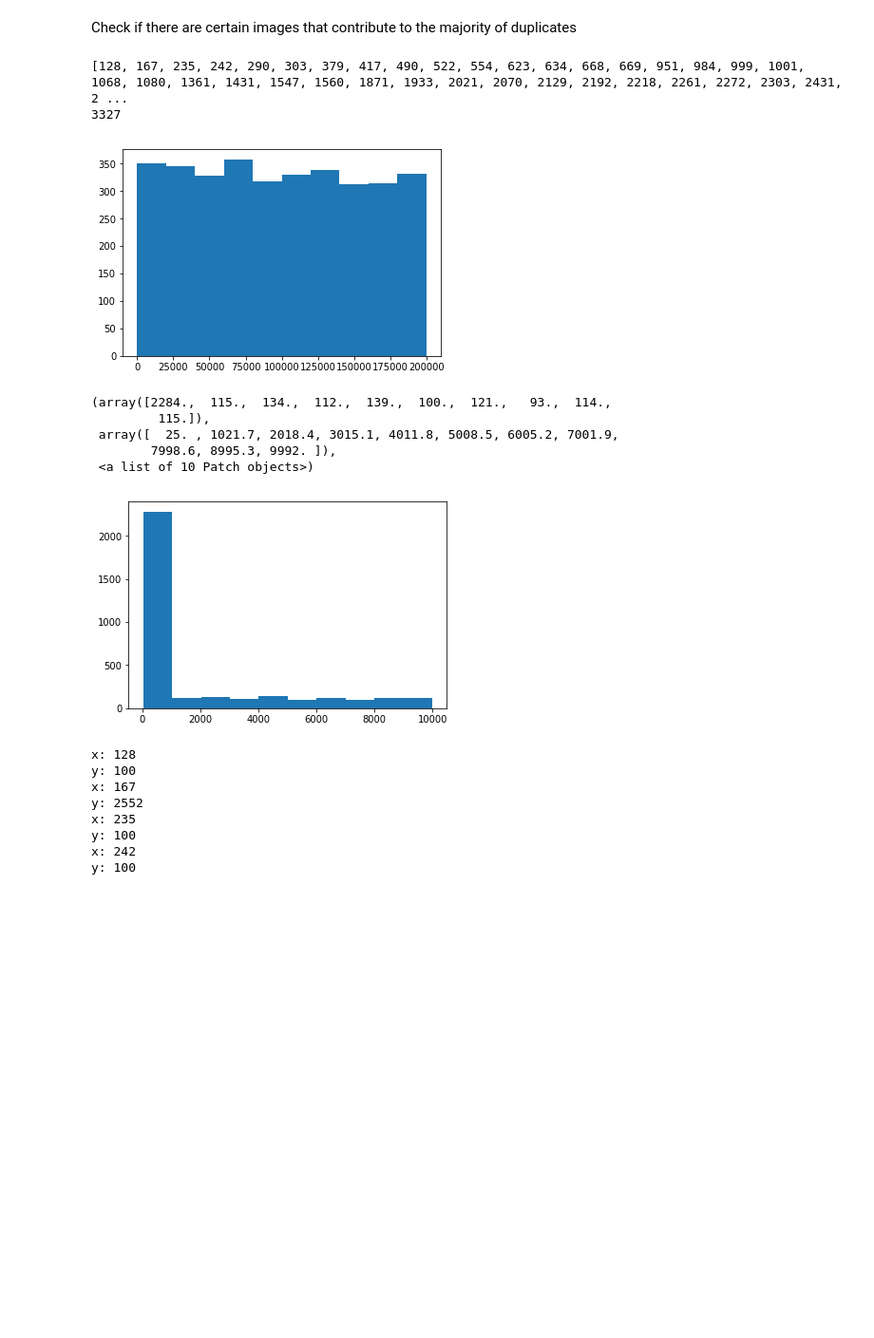
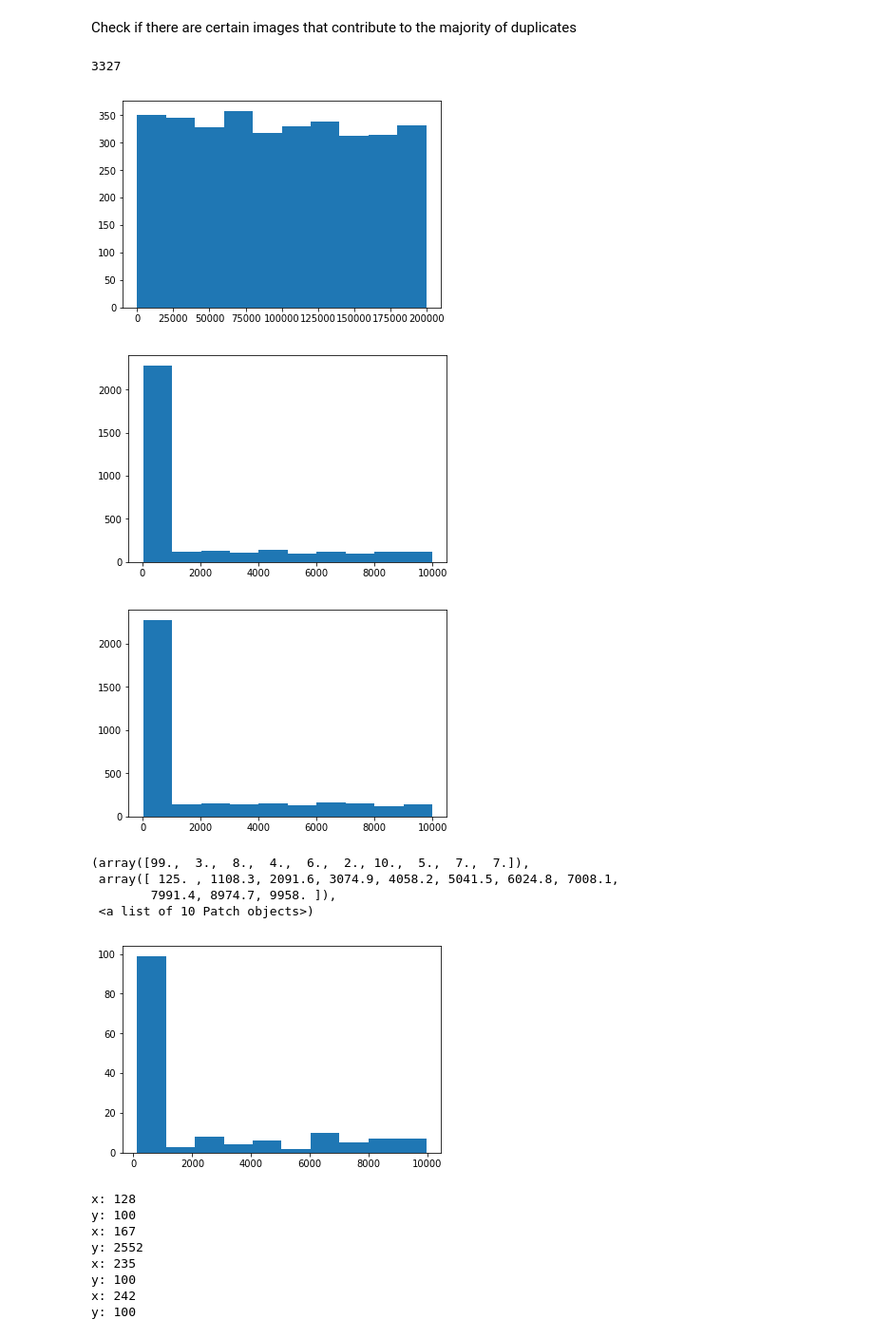
Before and after one commit to hjerpe/udacity-deep-learning, a Jupyter notebook: 1_notmnist.ipynb, the cells around one changed output. Shown: that part at 95% size. Drawn from its saved outputs; the diff is of its cells as text; code cells hidden in the pictures; blank space fills up the shorter version.

Commit message:
done sanitizing, rerun duplicates methods to check for also second and third duplicates

```diff
--- a/1_notmnist.ipynb
+++ b/1_notmnist.ipynb
@@ -452,7 +452,7 @@ def maybe_picke_train_test_overlaps():
         overlaps = pickle.load(open(pickle_file, 'rb'))
     else:
         overlaps = overlaps_between_sets(train_dataset, train_labels, test_dataset, test_labels)
-        pickle_object(pickle_file, overlaps'duplicates')
+        pickle_object(pickle_file, overlaps['duplicates'])
     return overlaps
 
 def maybe_picke_valid_test_overlaps():
@@ -484,21 +485,26 @@ print(dict_overlap_between_sets['valid_and_test'])
 Check if there are certain images that contribute to the majority of duplicates
 # %%
 indices_overlap_train_against_valid = dict_overlap_between_sets['train_and_valid']
-print([x[0] for x in indices_overlap_train_against_valid])
+indices_overlap_train_against_test = dict_overlap_between_sets['train_and_test']
+indices_overlap_valid_against_test = dict_overlap_between_sets['valid_and_test']
 print(len(indices_overlap_train_against_valid))
 plt.hist([x[0] for x in indices_overlap_train_against_valid])
 plt.show()
 plt.hist([x[1] for x in indices_overlap_train_against_valid])
+plt.show()
+plt.hist([x[1] for x in indices_overlap_train_against_test])
+plt.show()
+plt.hist([x[1] for x in indices_overlap_valid_against_test])
 # %% [output]
-[128, 167, 235, 242, 290, 303, 379, 417, 490, 522, 554, 623, 634, 668, 669, 951, 984, 999, 1001, 1068, 1080, 1361, 1431, 1547, 1560, 1871, 1933, 2021, 2070, 2129, 2192, 2218, 2261, 2272, 2303, 2431, 2 ...
 3327
 [figure]
+[figure]
+[figure, added]
-(array([2284.,  115.,  134.,  112.,  139.,  100.,  121.,   93.,  114.,
-         115.]),
- array([  25. , 1021.7, 2018.4, 3015.1, 4011.8, 5008.5, 6005.2, 7001.9,
-        7998.6, 8995.3, 9992. ]),
+(array([99.,  3.,  8.,  4.,  6.,  2., 10.,  5.,  7.,  7.]),
+ array([ 125. , 1108.3, 2091.6, 3074.9, 4058.2, 5041.5, 6024.8, 7008.1,
+        7991.4, 8974.7, 9958. ]),
  <a list of 10 Patch objects>)
-[figure]
+[figure, added]
 # %%
 tick = 0
 for x,y in indices_overlap_train_against_valid:
```
Also changed, not shown: parts of 5 cells of this notebook.
